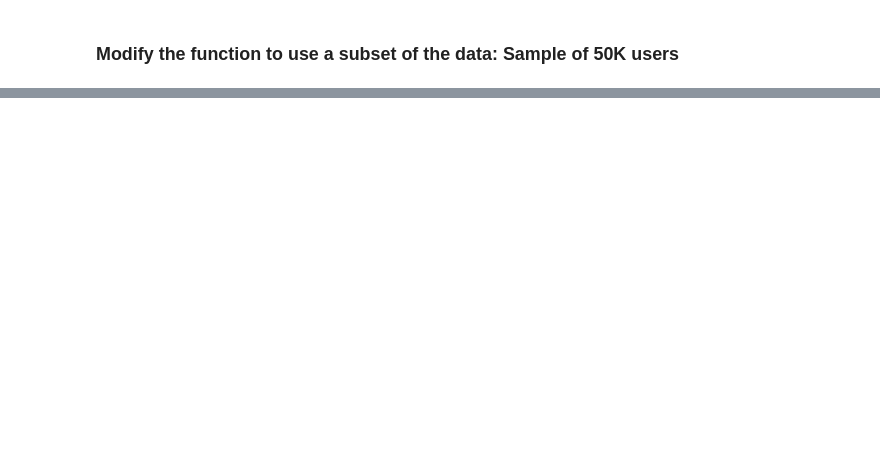
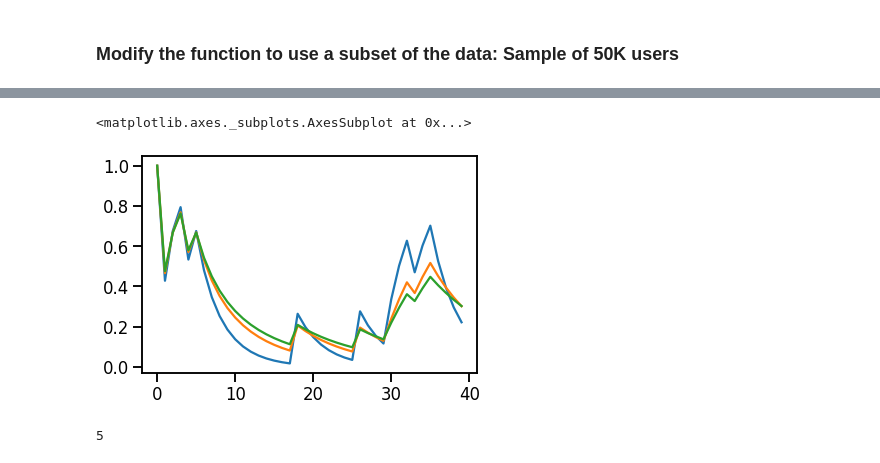
Before and after one commit to Riiid-Team/AI-Learning, a Jupyter notebook: MVP-Ortiz.ipynb, the cells around one changed output, grey strips where cells are left out. Saved outputs shown, nothing was run; the diff lists cells and outputs as text; code cells hidden in the pictures; blank space fills up the shorter version.

```diff
--- a/MVP-Ortiz.ipynb
+++ b/MVP-Ortiz.ipynb
@@ -452,0 +633,24 @@ test.to_csv('mvp_50_test.csv', index=False)
+# %%
+user.answered_correctly.ewm(3).mean().plot()
+user.answered_correctly.ewm(7).mean().plot()
+user.answered_correctly.ewm(10).mean().plot()
+# %% [output]
+<matplotlib.axes._subplots.AxesSubplot at 0x...>
+[figure, added]
+# %%
+set_user = 0
+counter = 0
+
+for index, row in train[:5].iterrows():
+    user = row['user_id']
+    if set_user == 0:
+        current_user = row['user_id']
+        counter += 1
+    elif user != current_user:
+        counter = 0
+    elif user == current_user:
+        counter += 1
+
+print(counter)
+# %% [output]
+5
```
Also changed, not shown: parts of 22 cells of this notebook.
